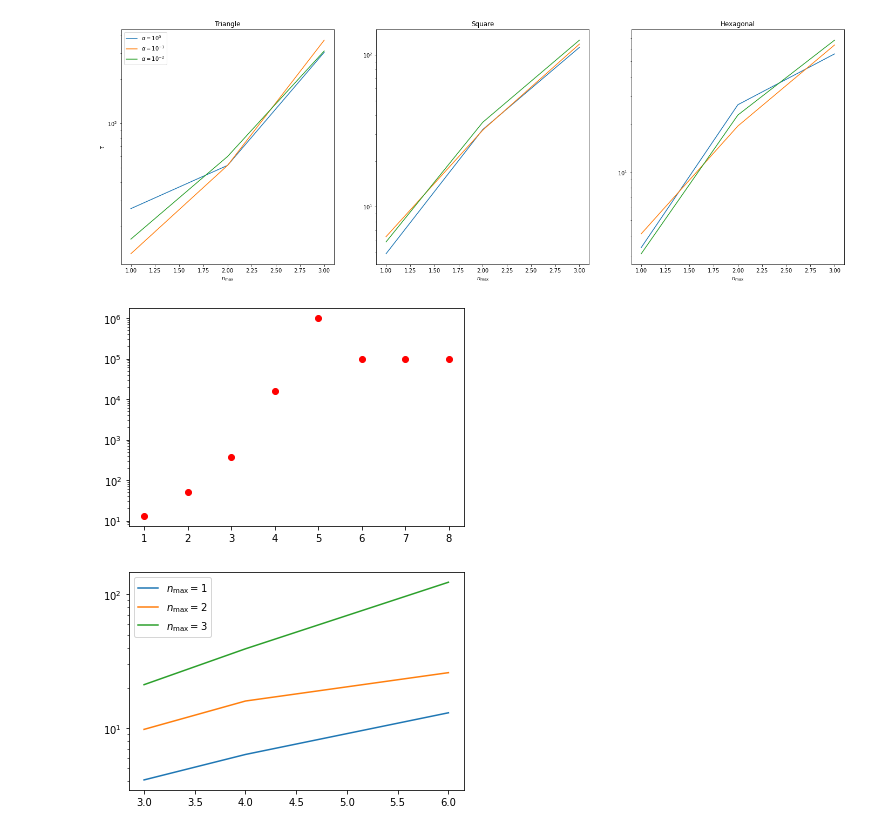
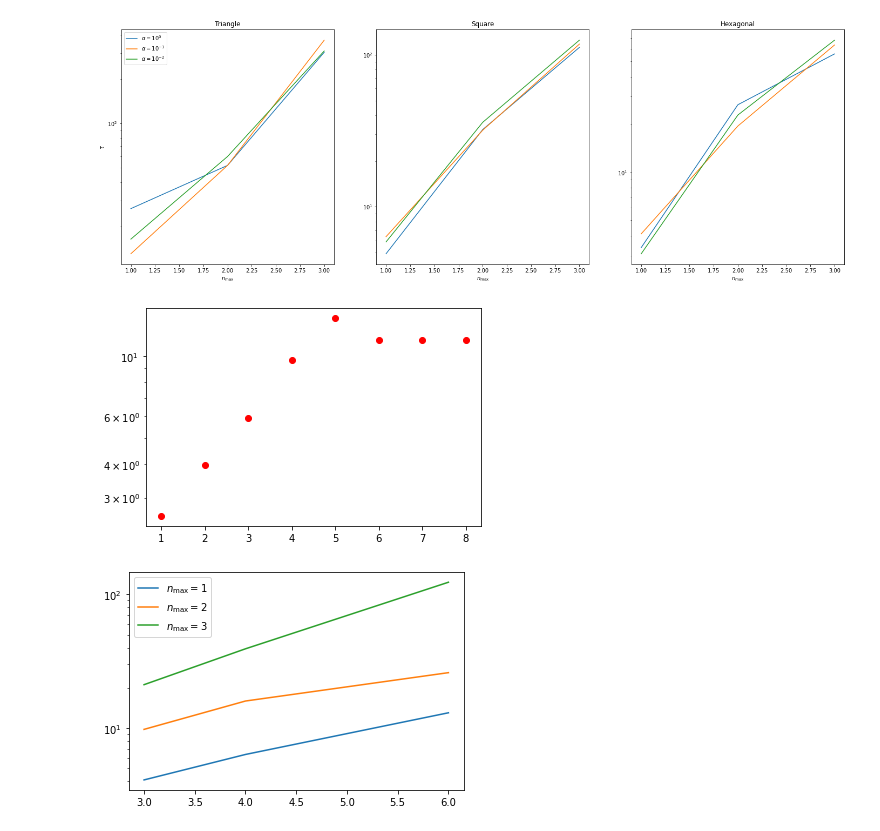
Before and after one commit to larstors/BA, a Jupyter notebook: code_from_richard/lars_sim/Data/testing/timeevoplot.ipynb, the cells around one changed output. Cells and saved outputs as stored; diff of their text form; code cells hidden in the pictures.

```diff
--- a/code_from_richard/lars_sim/Data/testing/timeevoplot.ipynb
+++ b/code_from_richard/lars_sim/Data/testing/timeevoplot.ipynb
@@ -1070,36 +1111,36 @@ hex_dat[2, 3] = np.power(1.01, cross(np.log10(data_5_hex[1:-2, 1]), tr))
 fig, ax = plt.subplots(nrows=1, ncols=3, figsize=(24, 8))
 
 labl=[r"$\alpha=10^{0}$", r"$\alpha=10^{-3}$", r"$\alpha=10^{-2}$", r"$\alpha=10^{-1}$"]
 nmax = [1, 2, 3]
 nmax_ext = [4, 5, 6, 7, 8]
 for i in range(3):
     ax[0].plot(nmax, tri_dat[:, i], label=labl[i])
     ax[1].plot(nmax, squ_dat[:, i], label=labl[i])
     ax[2].plot(nmax, hex_dat[:, i], label=labl[i])
 
 ax[0].set_title("Triangle")
 ax[1].set_title("Square")
 ax[2].set_title("Hexagonal")
 
 ax[0].legend()
 
 ax[0].set_ylabel(r"$\tau$")
 ax[0].set_xlabel(r"$n_\mathrm{max}$")
 ax[1].set_xlabel(r"$n_\mathrm{max}$")
 ax[2].set_xlabel(r"$n_\mathrm{max}$")
 
 ax[0].set_yscale("log")
 ax[1].set_yscale("log")
 ax[2].set_yscale("log")
 plt.plot()
 
 fig2 = plt.figure()
-plt.plot(nmax_ext, t_ext, "ro")
-plt.plot(nmax, tri_dat[:, 1], "ro")
+plt.plot(nmax_ext, np.log(t_ext), "ro")
+plt.plot(nmax, np.log(tri_dat[:, 1]), "ro")
 plt.yscale("log")
 # %% [output]
 [figure]
-[figure, old version]
+[figure, new version]
 # %%
 nrneighbours = [3, 4, 6]
 
```
Also changed, not shown: parts of 10 cells of this notebook, 1 other file.
